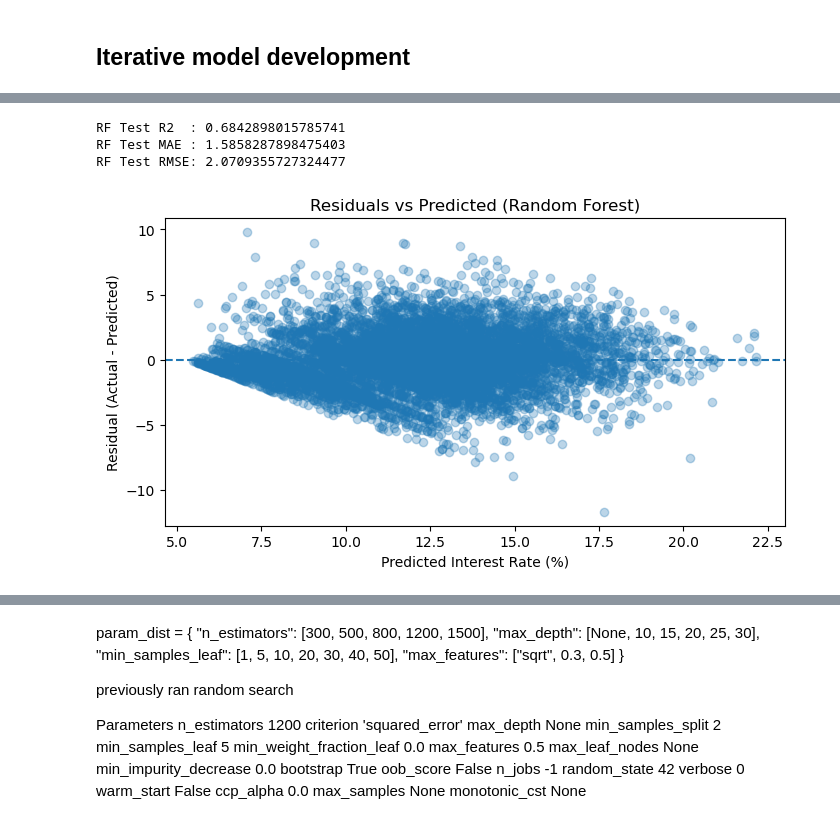
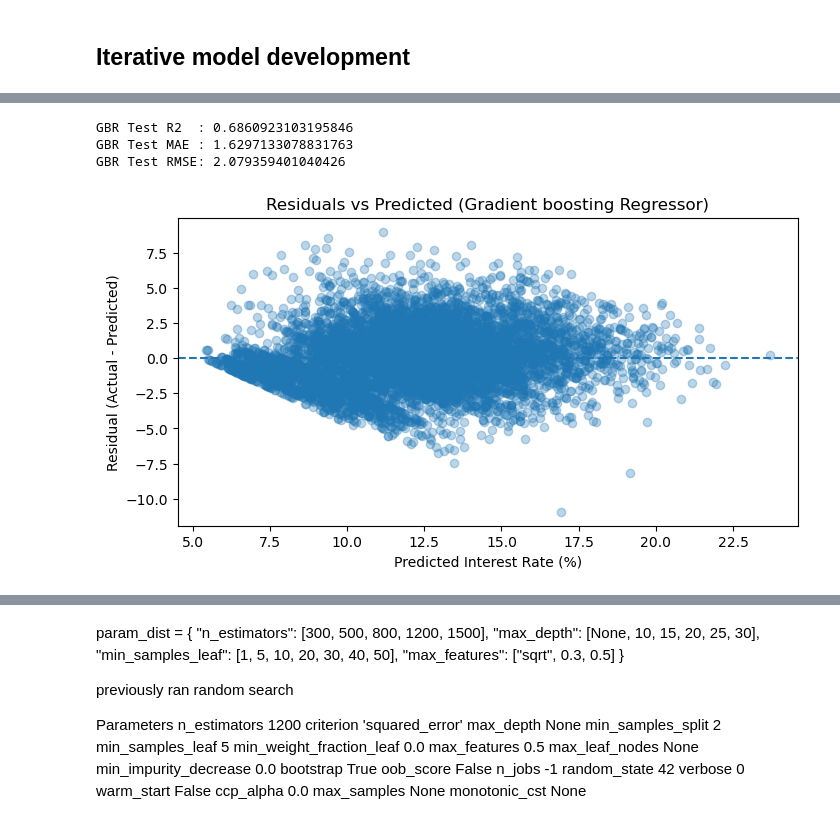
Before and after one commit to Theducklingandmonkey/Mldp_Loan_evaluation, a Jupyter notebook: MLDP Program Codes Submission Template.ipynb, the cells around one changed output, grey strips where cells are left out. Drawn from its saved outputs; the diff is of its cells as text; code cells hidden in the pictures.

Commit message:
Final interest rate predictor

```diff
--- a/MLDP Program Codes Submission Template.ipynb
+++ b/MLDP Program Codes Submission Template.ipynb
@@ -588,5 +640,3 @@ for col in top_features:
 [figure]
 [figure]
 [figure]
-# %%
-df_encoded = df_encoded[df_encoded["revol_util"] < 120].copy()
@@ -592,0 +645,5 @@ df_encoded = df_encoded[df_encoded["revol_util"] < 120].copy()
+# %%
+df_encoded = df_encoded[df_encoded['dti_x_revol_util'] < 2500]
+
+from scipy import stats
+df_encoded = df_encoded[(np.abs(stats.zscore(df_encoded['dti_x_revol_util'])) < 3)]
@@ -718,8 +802,9 @@ from sklearn.ensemble import RandomForestRegressor
 
 rf = RandomForestRegressor(
     n_estimators=300,
-    random_state=981673,
-    n_jobs=-1
+    random_state=67,
+    n_jobs=-1,
+    max_depth=10
 )
 
 rf.fit(X_train, y_train)
@@ -803,26 +924,26 @@ plt.show()
 import numpy as np
 from sklearn.metrics import r2_score, mean_absolute_error, mean_squared_error
 
-y_pred = rf.predict(X_test)
+y_pred = gbr.predict(X_test)
 residuals = y_test - y_pred
 
-print("RF Test R2  :", r2_score(y_test, y_pred))
-print("RF Test MAE :", mean_absolute_error(y_test, y_pred))
-print("RF Test RMSE:", np.sqrt(mean_squared_error(y_test, y_pred)))
+print("GBR Test R2  :", r2_score(y_test, y_pred))
+print("GBR Test MAE :", mean_absolute_error(y_test, y_pred))
+print("GBR Test RMSE:", np.sqrt(mean_squared_error(y_test, y_pred)))
 # %% [output]
-RF Test R2  : 0.6842898015785741
-RF Test MAE : 1.5858287898475403
-RF Test RMSE: 2.0709355727324477
+GBR Test R2  : 0.6860923103195846
+GBR Test MAE : 1.6297133078831763
+GBR Test RMSE: 2.079359401040426
 # %%
 plt.figure(figsize=(8, 4))
 plt.scatter(y_pred, residuals, alpha=0.3)
 plt.axhline(0, linestyle="--")
 plt.xlabel("Predicted Interest Rate (%)")
 plt.ylabel("Residual (Actual - Predicted)")
-plt.title("Residuals vs Predicted (Random Forest)")
+plt.title("Residuals vs Predicted (Gradient boosting Regressor)")
 plt.show()
 # %% [output]
-[figure, old version]
+[figure, new version]
 # %%
 residual_df = X_test.copy()
 residual_df["actual_rate"] = y_test.values
```
Also changed, not shown: parts of 56 cells of this notebook, 1 other file.
